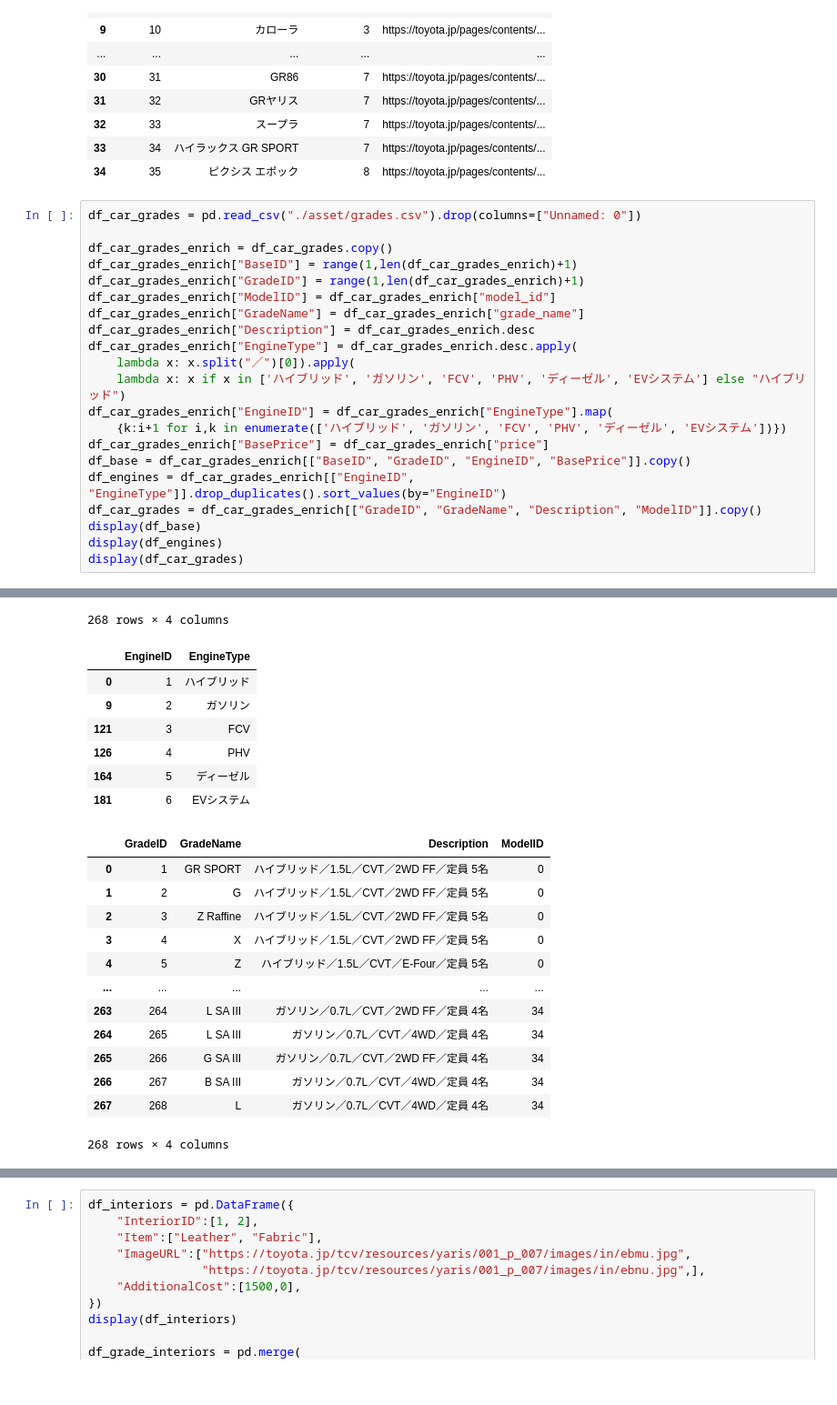
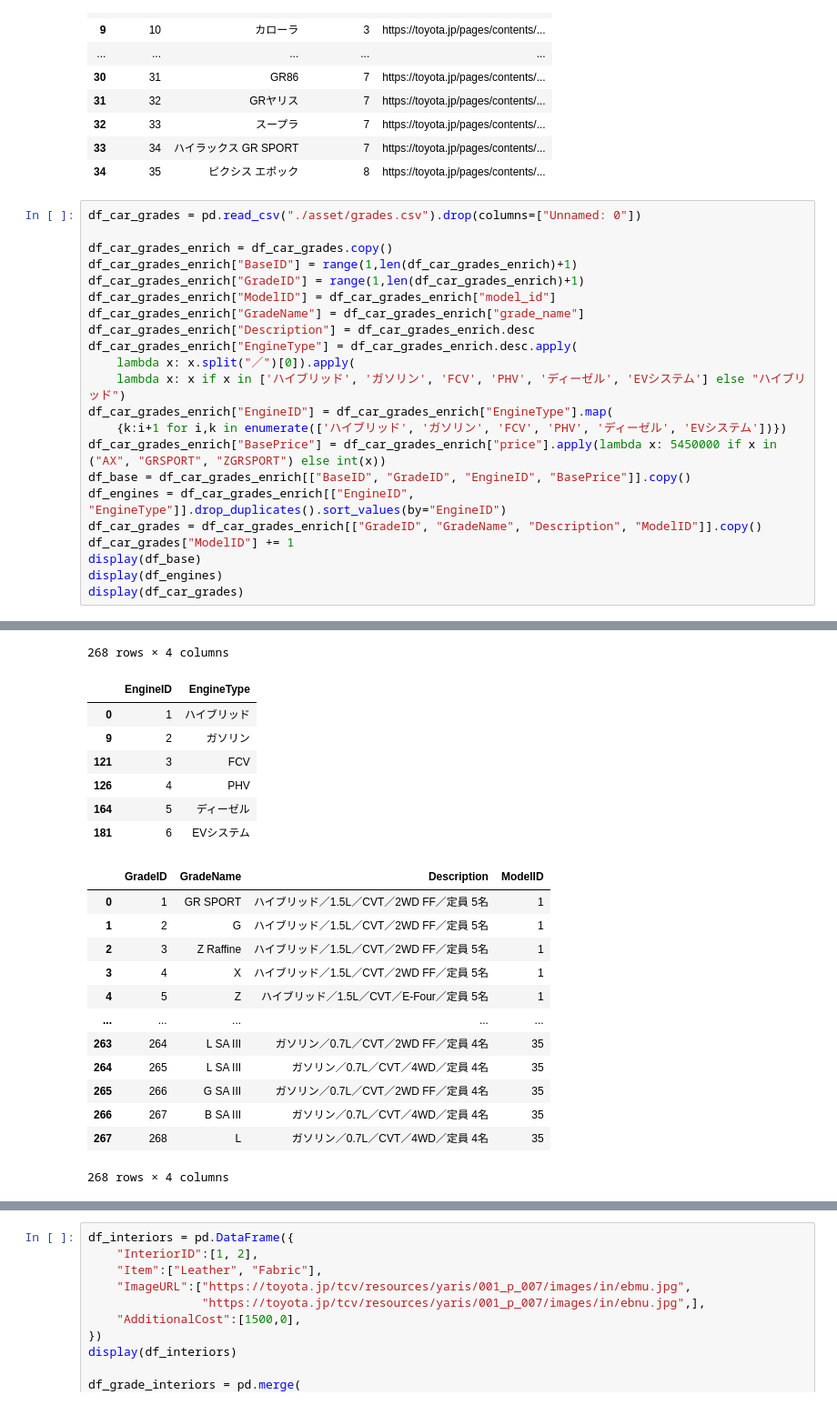
Before and after one commit to sadanobu-mizusako/python-part-ja-1-cap-2, a Jupyter notebook: data_collector/csv2json.ipynb, the cells around one changed output, grey strips where cells are left out. Shown: that part at 91% size. Drawn from its saved outputs; the diff is of its cells as text.

```diff
--- a/data_collector/csv2json.ipynb
+++ b/data_collector/csv2json.ipynb
@@ -66,46 +66,47 @@ df_car_grades_enrich["EngineType"] = df_car_grades_enrich.desc.apply(
     lambda x: x if x in ['ハイブリッド', 'ガソリン', 'FCV', 'PHV', 'ディーゼル', 'EVシステム'] else "ハイブリッド")
 df_car_grades_enrich["EngineID"] = df_car_grades_enrich["EngineType"].map(
     {k:i+1 for i,k in enumerate(['ハイブリッド', 'ガソリン', 'FCV', 'PHV', 'ディーゼル', 'EVシステム'])})
-df_car_grades_enrich["BasePrice"] = df_car_grades_enrich["price"]
+df_car_grades_enrich["BasePrice"] = df_car_grades_enrich["price"].apply(lambda x: 5450000 if x in ("AX", "GRSPORT", "ZGRSPORT") else int(x))
 df_base = df_car_grades_enrich[["BaseID", "GradeID", "EngineID", "BasePrice"]].copy()
 df_engines = df_car_grades_enrich[["EngineID", "EngineType"]].drop_duplicates().sort_values(by="EngineID")
 df_car_grades = df_car_grades_enrich[["GradeID", "GradeName", "Description", "ModelID"]].copy()
+df_car_grades["ModelID"] += 1
 display(df_base)
 display(df_engines)
 display(df_car_grades)
 # %% [output]
 |  | BaseID | GradeID | EngineID | BasePrice |
 | 0 | 1 | 1 | 1 | 2659000 |
 | 1 | 2 | 2 | 1 | 2294000 |
 | 2 | 3 | 3 | 1 | 2667000 |
 | 3 | 4 | 4 | 1 | 2146000 |
 | 4 | 5 | 5 | 1 | 2763000 |
 | ... | ... | ... | ... | ... |
 | 263 | 264 | 264 | 2 | 959200 |
 | 264 | 265 | 265 | 2 | 1091200 |
 | 265 | 266 | 266 | 2 | 1232000 |
 | 266 | 267 | 267 | 2 | 1058200 |
 | 267 | 268 | 268 | 2 | 1025200 |
 268 rows × 4 columns
 |  | EngineID | EngineType |
 | 0 | 1 | ハイブリッド |
 | 9 | 2 | ガソリン |
 | 121 | 3 | FCV |
 | 126 | 4 | PHV |
 | 164 | 5 | ディーゼル |
 | 181 | 6 | EVシステム |
 |  | GradeID | GradeName | Description | ModelID |
-| 0 | 1 | GR SPORT | ハイブリッド／1.5L／CVT／2WD FF／定員 5名 | 0 |
-| 1 | 2 | G | ハイブリッド／1.5L／CVT／2WD FF／定員 5名 | 0 |
-| 2 | 3 | Z Raffine | ハイブリッド／1.5L／CVT／2WD FF／定員 5名 | 0 |
-| 3 | 4 | X | ハイブリッド／1.5L／CVT／2WD FF／定員 5名 | 0 |
-| 4 | 5 | Z | ハイブリッド／1.5L／CVT／E-Four／定員 5名 | 0 |
+| 0 | 1 | GR SPORT | ハイブリッド／1.5L／CVT／2WD FF／定員 5名 | 1 |
+| 1 | 2 | G | ハイブリッド／1.5L／CVT／2WD FF／定員 5名 | 1 |
+| 2 | 3 | Z Raffine | ハイブリッド／1.5L／CVT／2WD FF／定員 5名 | 1 |
+| 3 | 4 | X | ハイブリッド／1.5L／CVT／2WD FF／定員 5名 | 1 |
+| 4 | 5 | Z | ハイブリッド／1.5L／CVT／E-Four／定員 5名 | 1 |
 | ... | ... | ... | ... | ... |
-| 263 | 264 | L SA III | ガソリン／0.7L／CVT／2WD FF／定員 4名 | 34 |
-| 264 | 265 | L SA III | ガソリン／0.7L／CVT／4WD／定員 4名 | 34 |
-| 265 | 266 | G SA III | ガソリン／0.7L／CVT／2WD FF／定員 4名 | 34 |
-| 266 | 267 | B SA III | ガソリン／0.7L／CVT／4WD／定員 4名 | 34 |
-| 267 | 268 | L | ガソリン／0.7L／CVT／4WD／定員 4名 | 34 |
+| 263 | 264 | L SA III | ガソリン／0.7L／CVT／2WD FF／定員 4名 | 35 |
+| 264 | 265 | L SA III | ガソリン／0.7L／CVT／4WD／定員 4名 | 35 |
+| 265 | 266 | G SA III | ガソリン／0.7L／CVT／2WD FF／定員 4名 | 35 |
+| 266 | 267 | B SA III | ガソリン／0.7L／CVT／4WD／定員 4名 | 35 |
+| 267 | 268 | L | ガソリン／0.7L／CVT／4WD／定員 4名 | 35 |
 268 rows × 4 columns
 # %%
 df_exteriors = pd.read_csv("./asset/exterior_parts.csv").drop(columns=["Unnamed: 0"])
```
Also changed, not shown: parts of 1 cell of this notebook, 2 other files.
